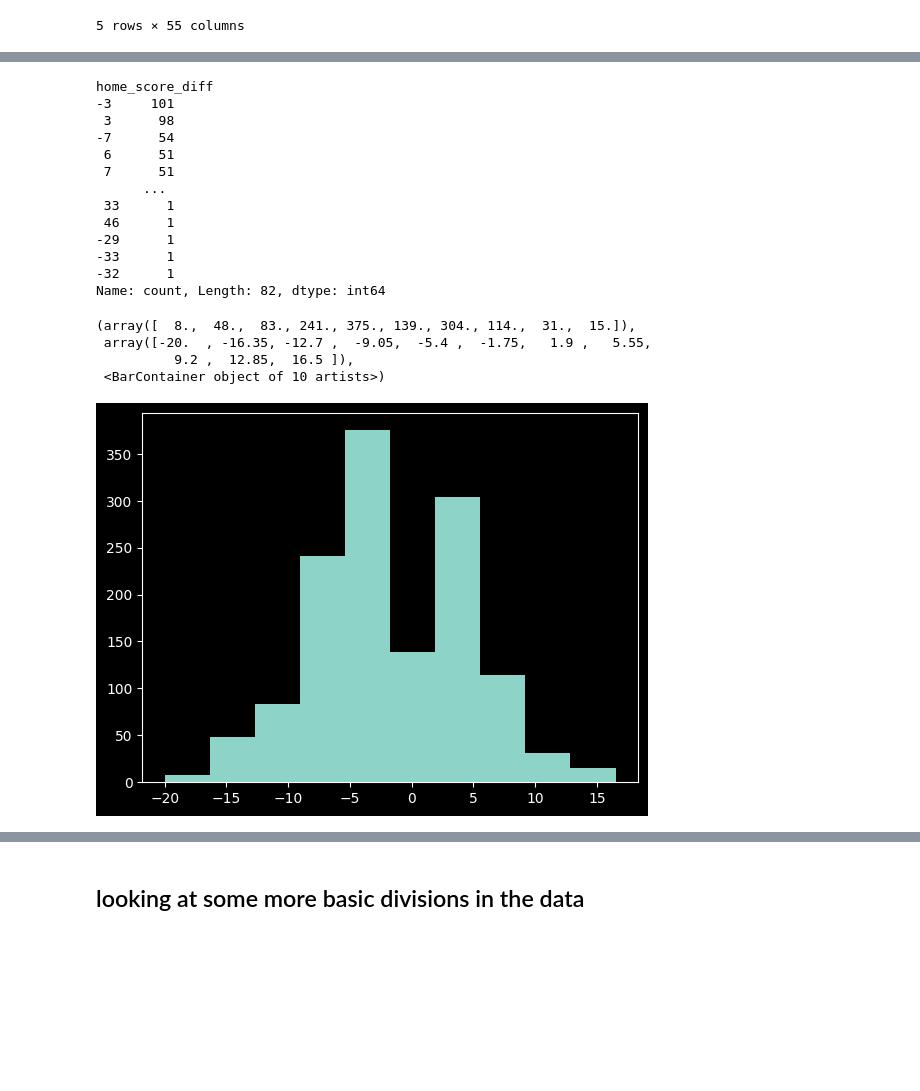
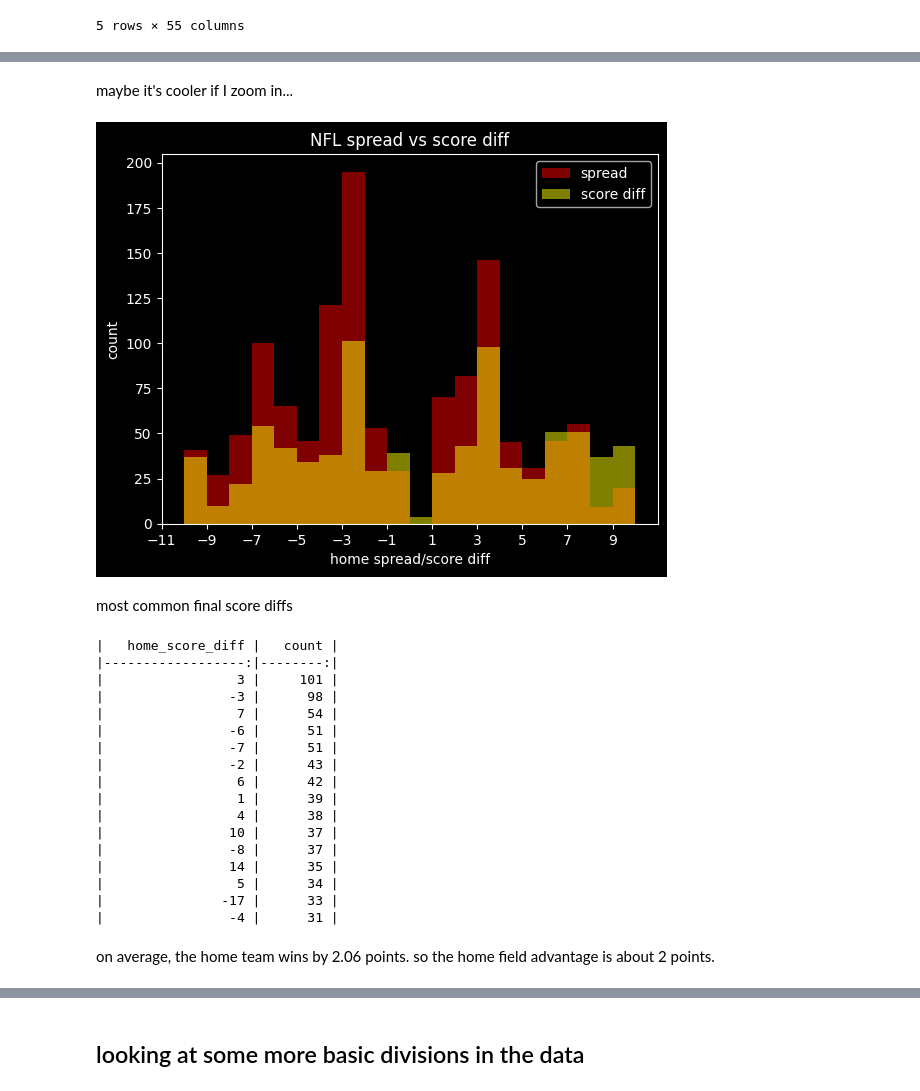
Before and after one commit to csdurfee/scrape_yahoo_odds, a Jupyter notebook: explore_football.ipynb, the cells around one changed output, grey strips where cells are left out. Cells and saved outputs as stored; diff of their text form; code cells hidden in the pictures; blank space fills up the shorter version.

```diff
--- a/explore_football.ipynb
+++ b/explore_football.ipynb
@@ -942,24 +1008,40 @@ _out = plt.legend(loc='upper right')
+# %% [markdown]
+maybe it's cooler if I zoom in...
+# %%
+bins = np.arange(-10,11,1)
+
+plt.hist(df_with_score.spread_home_points, bins, alpha=.5, color='red', label='spread')
+plt.hist(df_with_score.home_score_diff, bins, alpha=.5, color='yellow', label='score diff')
+plt.title("NFL spread vs score diff")
+plt.xlabel("home spread/score diff")
+plt.ylabel("count")
+plt.xticks(np.arange(-11,11,2))
+_out = plt.legend(loc='upper right')
+# %% [output]
+[figure, added]
+# %% [markdown]
+most common final score diffs
 # %%
-df_with_score.home_score_diff.value_counts()
+#multiplying by -1 so it is the *fair handicap* for the home team
+
+print((-1 * df_with_score.home_score_diff).value_counts()[:15].to_markdown())
 # %% [output]
-home_score_diff
--3     101
- 3      98
--7      54
- 6      51
- 7      51
-      ...
- 33      1
- 46      1
--29      1
--33      1
--32      1
-Name: count, Length: 82, dtype: int64
+|   home_score_diff |   count |
+|------------------:|--------:|
+|                 3 |     101 |
+|                -3 |      98 |
+|                 7 |      54 |
+|                -6 |      51 |
+|                -7 |      51 |
+|                -2 |      43 |
+|                 6 |      42 |
+|                 1 |      39 |
+|                 4 |      38 |
+|                10 |      37 |
+|                -8 |      37 |
+|                14 |      35 |
+|                 5 |      34 |
+|               -17 |      33 |
+|                -4 |      31 |
-# %%
-plt.hist(df_with_score.spread_home_points)
-# %% [output]
-(array([  8.,  48.,  83., 241., 375., 139., 304., 114.,  31.,  15.]),
- array([-20.  , -16.35, -12.7 ,  -9.05,  -5.4 ,  -1.75,   1.9 ,   5.55,
-          9.2 ,  12.85,  16.5 ]),
- <BarContainer object of 10 artists>)
-[figure, removed]
+# %% [markdown]
+on average, the home team wins by 2.06 points. so the home field advantage is about 2 points.
```
Also changed, not shown: parts of 87 cells of this notebook.
